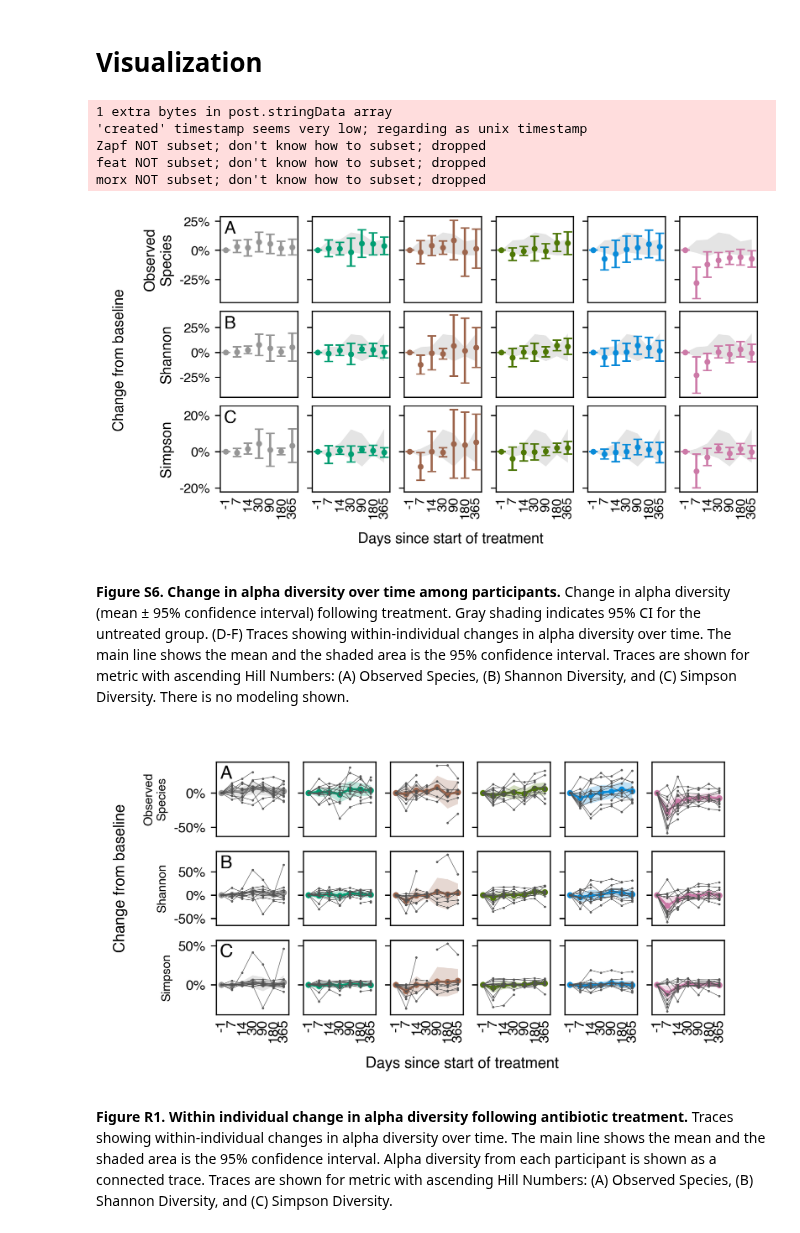
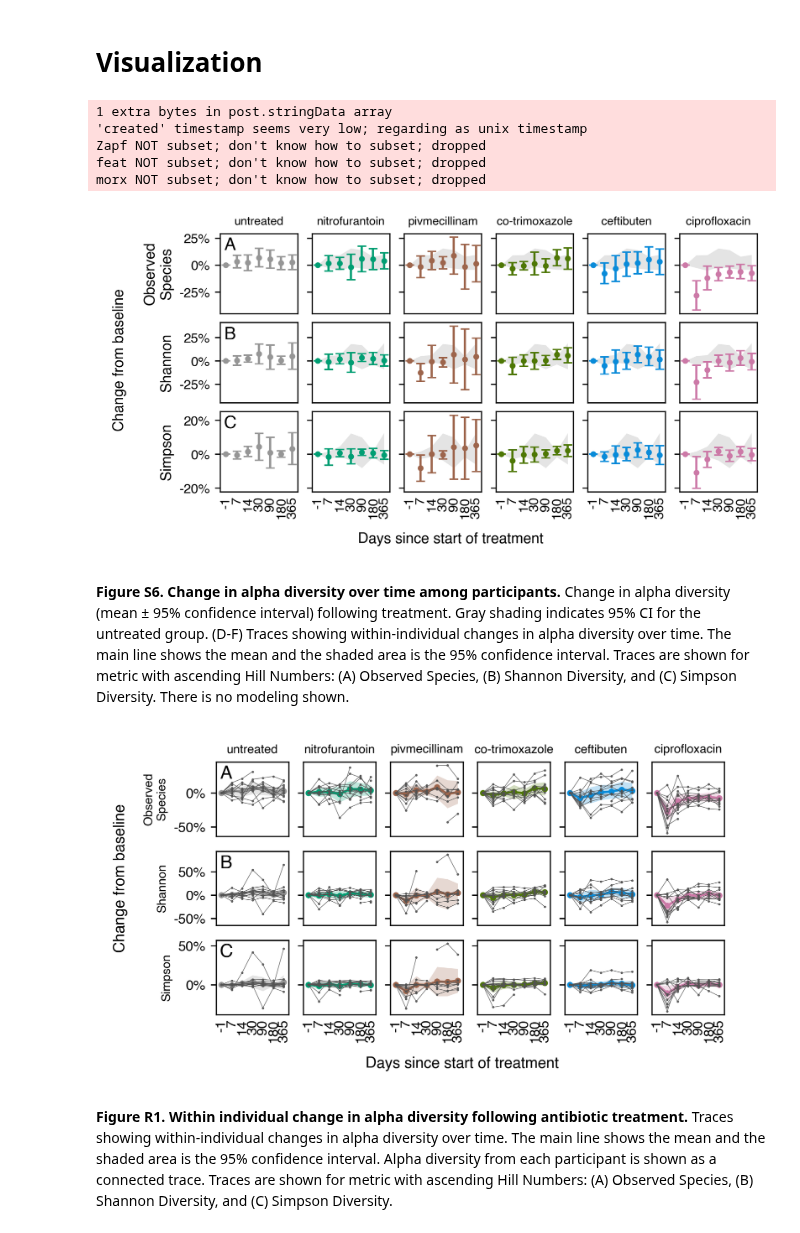
Before and after one commit to jwdebelius/antibiotic_rct_montelin, a Jupyter notebook: ipynb/H.AlphaFits.ipynb, the cells around one changed output. Cells and saved outputs as stored; diff of their text form; code cells hidden in the pictures.

```diff
--- a/ipynb/H.AlphaFits.ipynb
+++ b/ipynb/H.AlphaFits.ipynb
@@ -176,34 +176,36 @@ fig_all = plt.figure(dpi=300, constrained_layout=True, figsize=(6.25, 3.25), fac
                                               height_ratios=[3, 0.25],
                                              facecolor='None')
 gsa = figa.add_gridspec(3, 6)
 for row, metric in enumerate(alpha_metrics):
     metric_clean = clean_metrics.get(metric, metric.title()).replace(' ', '\n')
     msummary_df = trace_summary.xs(metric, level='metric')
     for abx, trace_df in trace_w[metric].groupby('abx_code2'):
         if abx == 0:
             axa = figa.add_subplot(gsa[row, abx])
             axa.set_ylabel(metric_clean, size=10)
             axra = axa
         else:
             axa = figa.add_subplot(gsa[row, abx], sharex=axa, sharey=axa)
+        if row == 0:
+            axa.set_title(abx_order[abx], size=8)
         ap._plot_forest_square(axa, abx, msummary_df)
         ap._format_alpha_axes(axa, abx, row == 2)
     axra.text(x=axra.get_xlim()[0] + 0.05 * np.diff(axra.get_xlim()),
               y=axra.get_ylim()[1] - 0.05 * np.diff(axra.get_ylim()),
               s='ABC'[row],
               size=12, ha='left', va='top')
 ap._add_labelfig(figya, 'Change from baseline', rotation=90)
 ap._add_labelfig(figx, 'Days since start of treatment', rotation=0)
 
 fig_all.savefig('output/figures/fig_s6_alpha_trace.png', dpi=600, facecolor='None')
 fig_all.savefig('output/figures/fig_s6_alpha_trace.pdf', dpi=600, facecolor='None')
 # %% [output]
 1 extra bytes in post.stringData array
 'created' timestamp seems very low; regarding as unix timestamp
 Zapf NOT subset; don't know how to subset; dropped
 feat NOT subset; don't know how to subset; dropped
 morx NOT subset; don't know how to subset; dropped
-[figure, old version]
+[figure, new version]
 # %% [markdown]
 **Figure S6. Change in alpha diversity over time among participants.** Change in alpha diversity (mean ± 95% confidence interval) following treatment. Gray shading indicates 95% CI for the untreated group. (D-F) Traces showing within-individual changes in alpha diversity over time. The main line shows the mean and the shaded area is the 95% confidence interval. Traces are shown for metric with ascending Hill Numbers: (A) Observed Species, (B) Shannon Diversity, and (C) Simpson Diversity. There is no modeling shown.
 # %%
@@ -220,9 +222,12 @@ for row, metric in enumerate(alpha_metrics):
         if abx == 0:
             axb = figb.add_subplot(gsb[row, abx])
             axb.set_ylabel(metric_clean, size=8)
+
             axrb = axb
         else:
             axb = figb.add_subplot(gsb[row, abx], sharex=axb, sharey=axb)
+        if row == 0:
+            axb.set_title(abx_order[abx], size=8)
         ap._plot_trace_square(axb, abx, msummary_df, trace_df, scale=0)
         ap._format_alpha_axes(axb, abx, row == 2)
     axrb.text(x=axrb.get_xlim()[0] + 0.05 * np.diff(axrb.get_xlim()),
@@ -232,7 +237,7 @@ for row, metric in enumerate(alpha_metrics):
 ap._add_labelfig(figyb, 'Change from baseline', rotation=90)
 ap._add_labelfig(figx, 'Days since start of treatment', rotation=0)
 # %% [output]
-[figure, old version]
+[figure, new version]
 # %% [markdown]
 **Figure R1. Within individual change in alpha diversity following antibiotic treatment.** Traces showing within-individual changes in alpha diversity over time. The main line shows the mean and the shaded area is the 95% confidence interval. Alpha diversity from each participant is shown as a connected trace. Traces are shown for metric with ascending Hill Numbers: (A) Observed Species, (B) Shannon Diversity, and (C) Simpson Diversity.
 # %% [markdown]
```
Also changed, not shown: parts of 19 cells of this notebook, 10 other files.
